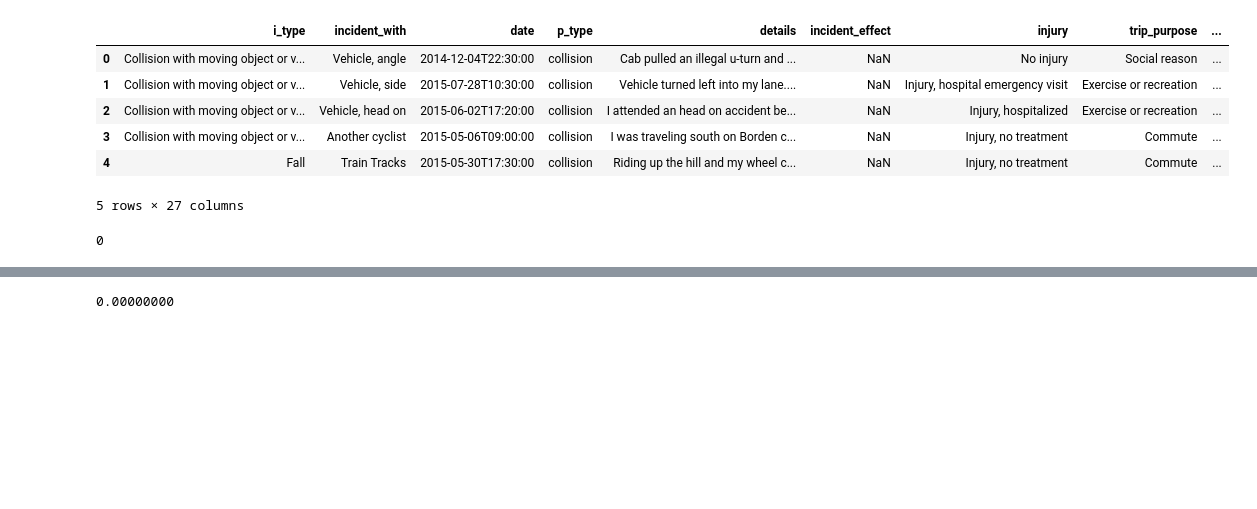
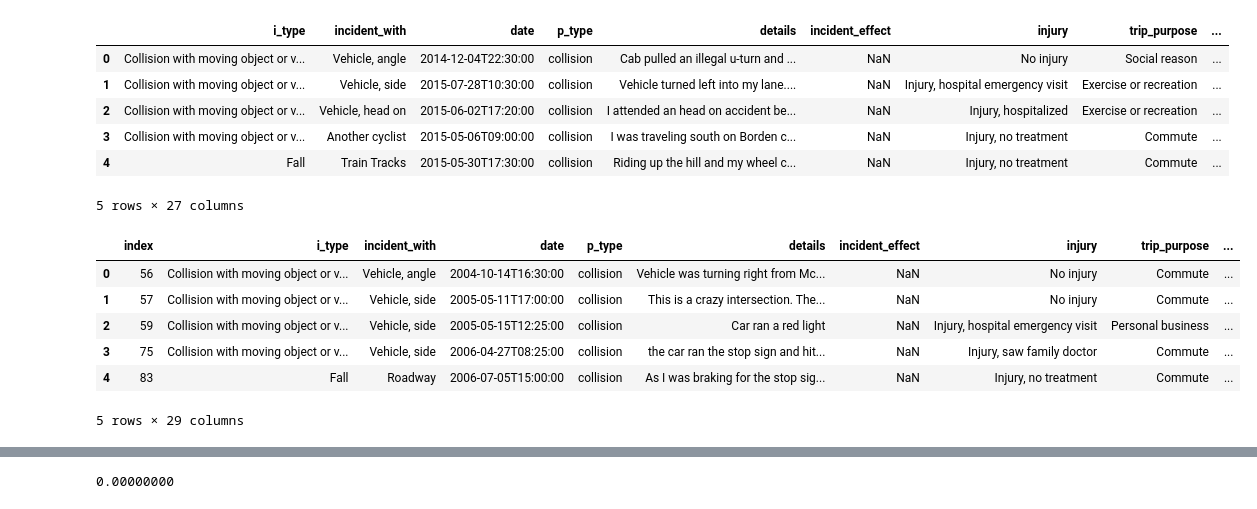
Before and after one commit to martham93/STA_project_MM, a Jupyter notebook: Martha Morrissey STA Project .ipynb, the cells around one changed output, grey strips where cells are left out. Drawn from its saved outputs; the diff is of its cells as text; code cells hidden in the pictures; blank space fills up the shorter version.

```diff
--- a/Martha Morrissey STA Project .ipynb
+++ b/Martha Morrissey STA Project .ipynb
@@ -93,14 +93,24 @@ collisions.head()
 # %%
 ordered_c = collisions.sort_values(by = 'T_test3')
 
+ordered_c.reset_index(inplace=True)
+
 def time_diff(x):
     timesince = x - ordered_c['T_test3'][0]
-    return int(timesince.total_seconds() / 60)
+    return int(timesince.total_seconds() / 36000) #min since first crash #change to hours since first crash
 
-time_diff(ordered_c['T_test3'][0])
+#want resolution in time to be similar to the resolution in space
 
-#ordered_c['t_d'] = ordered_c['T_test3'].apply(time_diff)
+# time_diff(ordered_c['T_test3'][0])
 
-#print(ordered_c['T_test3'][0])
+ordered_c['hrs_since_firstcrash'] = ordered_c['T_test3'].apply(time_diff)
+
+ordered_c.head()
 # %% [output]
+|  | index | i_type | incident_with | date | p_type | details | incident_effect | injury | trip_purpose | ... |
+| 0 | 56 | Collision with moving object or v... | Vehicle, angle | 2004-10-14T16:30:00 | collision | Vehicle was turning right from Mc... | NaN | No injury | Commute | ... |
+| 1 | 57 | Collision with moving object or v... | Vehicle, side | 2005-05-11T17:00:00 | collision | This is a crazy intersection. The... | NaN | No injury | Commute | ... |
+| 2 | 59 | Collision with moving object or v... | Vehicle, side | 2005-05-15T12:25:00 | collision | Car ran a red light | NaN | Injury, hospital emergency visit | Personal business | ... |
+| 3 | 75 | Collision with moving object or v... | Vehicle, side | 2006-04-27T08:25:00 | collision | the car ran the stop sign and hit... | NaN | Injury, saw family doctor | Commute | ... |
+| 4 | 83 | Fall | Roadway | 2006-07-05T15:00:00 | collision | As I was braking for the stop sig... | NaN | Injury, no treatment | Commute | ... |
-0
+5 rows × 29 columns
```
Also changed, not shown: parts of 15 cells of this notebook.
